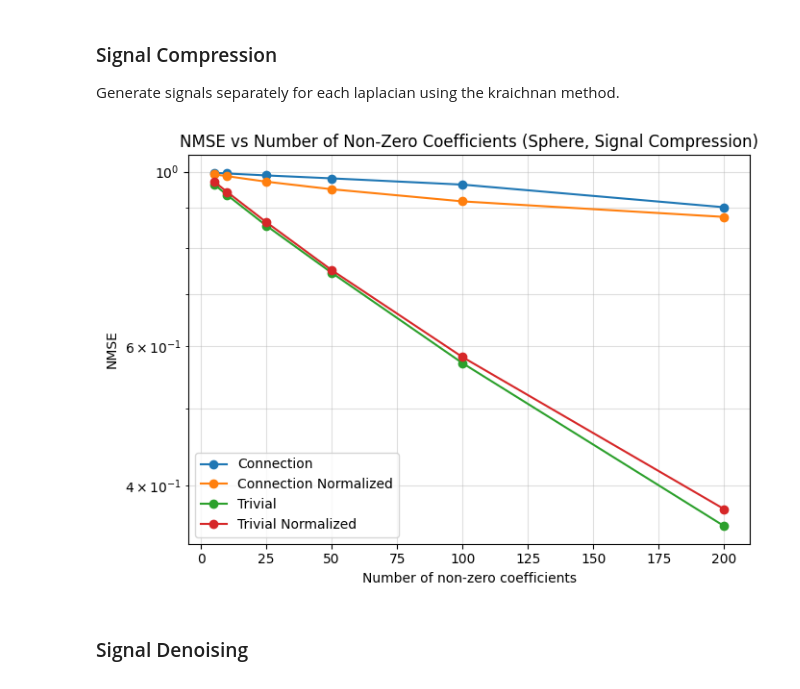
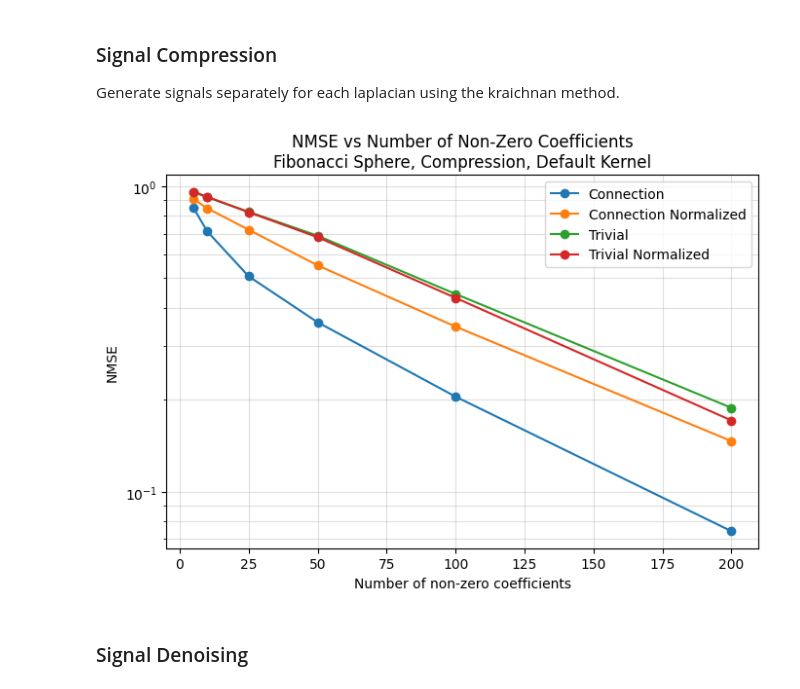
Before and after one commit to gmaurer08/sheaf-signal-processing, a Jupyter notebook: main.ipynb, the cells around one changed output. Saved outputs shown, nothing was run; the diff lists cells and outputs as text; code cells hidden in the pictures.

Commit message:
finally good results

```diff
--- a/main.ipynb
+++ b/main.ipynb
@@ -103,12 +109,11 @@ file_path = 'res/cube/compression_adjusted_kernel_nmse.pkl'
 # Save results
 with open(file_path, 'wb') as f:
     pickle.dump(nmse_results, f)
-# %%
-nmse_results = pickle.load(open('res/sphere/compression/adjusted kernel/nmse.pkl', 'rb'))
 # %%
-plot_nmse(nmse_results, 6)
+nmse_results = pickle.load(open('res/sphere/compression_default_kernel_nmse.pkl', 'rb'))
+plot_nmse(nmse_results, 6, 'Fibonacci Sphere, Compression, Default Kernel')
 # %% [output]
-[figure, old version]
+[figure, new version]
 # %% [markdown]
 ### Signal Denoising
 # %%
```
Also changed, not shown: parts of 5 cells of this notebook, 2 other files.
